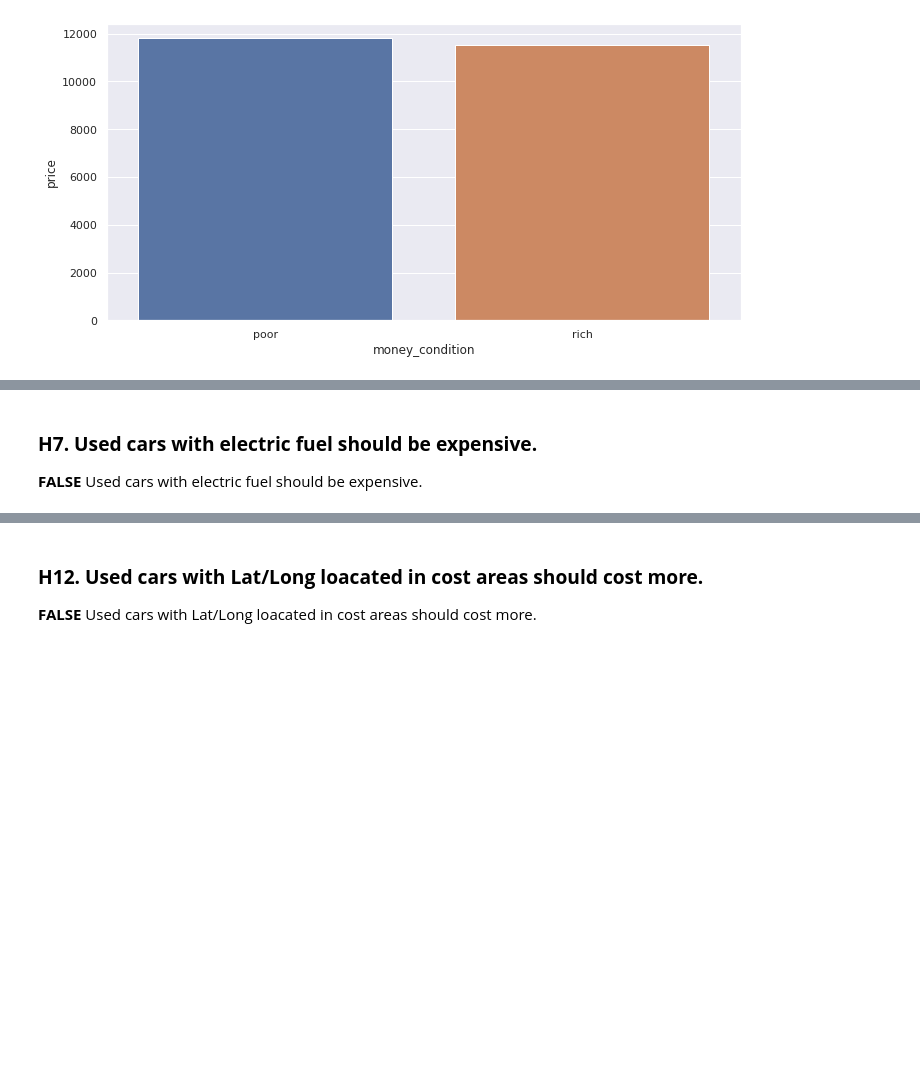
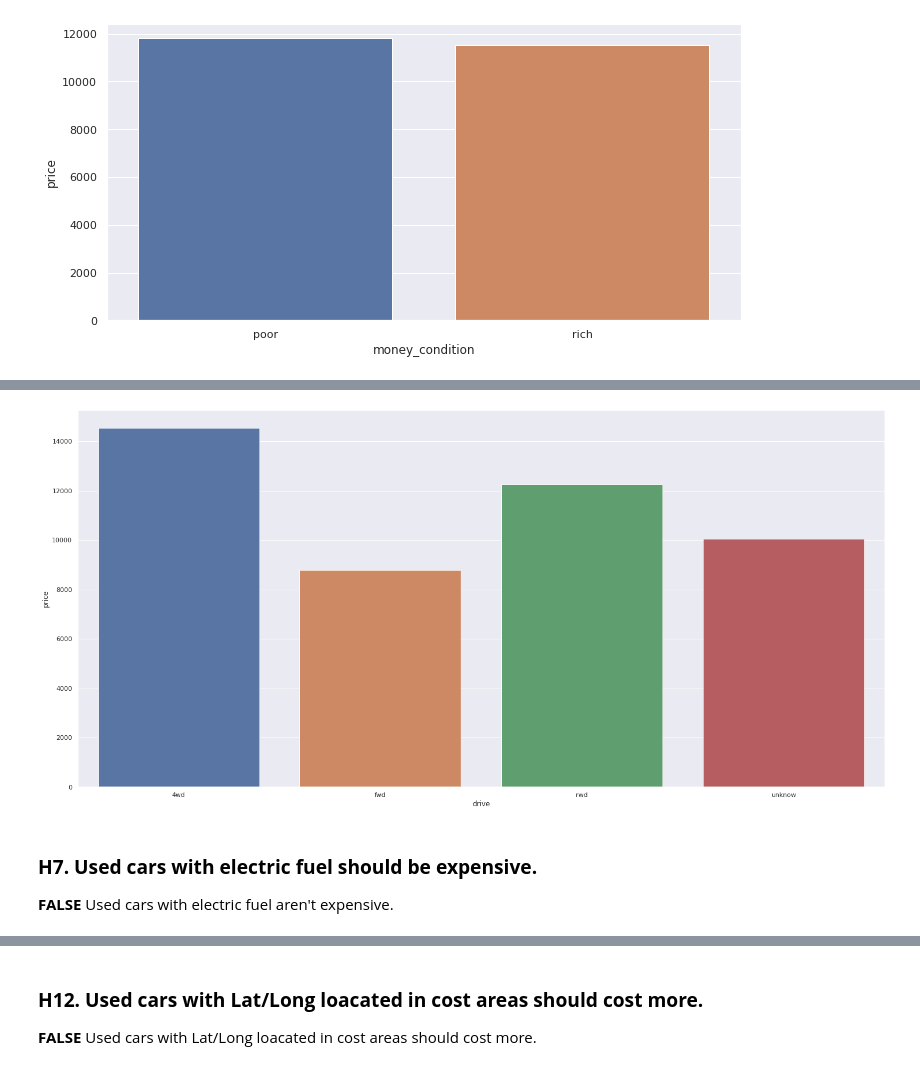
Before and after one commit to panambY/Used_Car_Price, a Jupyter notebook: Used_Car_Price.ipynb, the cells around one changed output, grey strips where cells are left out. Drawn from its saved outputs; the diff is of its cells as text; code cells hidden in the pictures; blank space fills up the shorter version.

```diff
--- a/Used_Car_Price.ipynb
+++ b/Used_Car_Price.ipynb
@@ -1225,3 +1233,8 @@ df4['size'].value_counts()
+# %%
+aux1 = df4[['drive', 'price']].groupby( 'drive' ).mean().reset_index()
+sns.barplot( x='drive', y='price', data=aux1);
+# %% [output]
+[figure, added]
 # %% [markdown]
 ### **H7. Used cars with electric fuel should be expensive.**
-**FALSE** Used cars with electric fuel should be expensive.
+**FALSE** Used cars with electric fuel aren't expensive.
```
Also changed, not shown: parts of 19 cells of this notebook.
